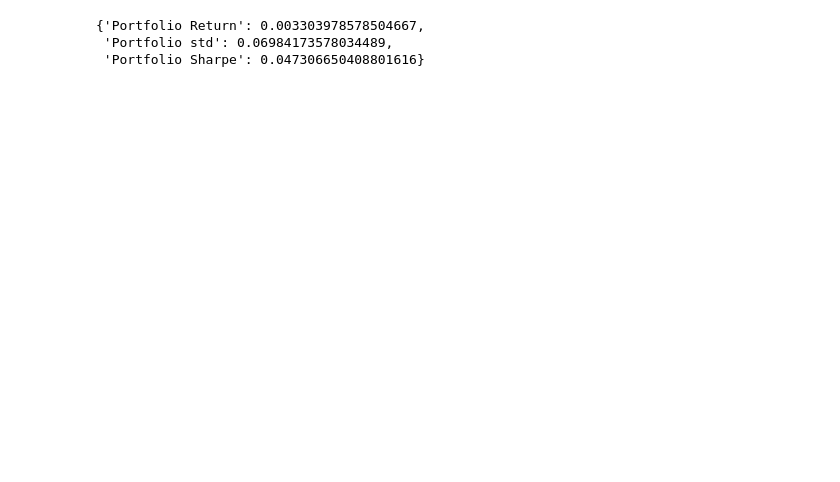
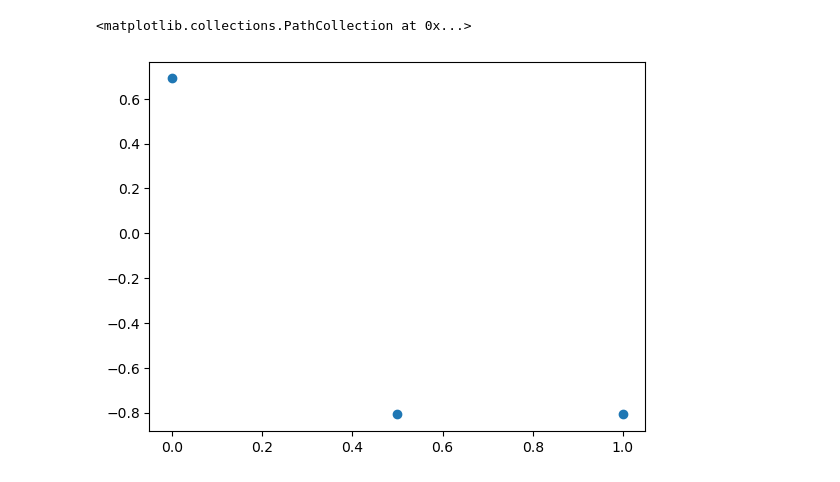
Before and after one commit to JakobBull/chinese_stocks, a Jupyter notebook: notebook.ipynb, the cells around one changed output. Drawn from its saved outputs; the diff is of its cells as text; code cells hidden in the pictures; blank space fills up the shorter version.

```diff
--- a/notebook.ipynb
+++ b/notebook.ipynb
@@ -34,0 +45,3 @@ Activated.
+# %%
+portfolio_2 = Portfolio()
+portfolio_2.run(StrategyLassoFactors, X, args=[0.015])
@@ -34,0 +64,13 @@ Activated.
+# %%
+import numpy as np
+from tqdm import tqdm
+alphas = np.logspace(-2, -1.7, 10)
+sharpes = []
+sizes = []
+
+for alpha in tqdm(alphas):
+    print(alpha)
+    portfolio_3 = Portfolio()
+    portfolio_3.run(StrategyLassoFactors, X, args=[alpha])
+    sharpes.append(portfolio_3.stats['Portfolio Sharpe'])
+    sizes.append(portfolio_3.stats["Mean Portfolio Size"])
@@ -34,0 +143,11 @@ Activated.
+# %%
+alphas_2 = [0, 0.5, 1]
+sharpes_2 = []
+sizes_2 = []
+
+for alpha in tqdm(alphas_2):
+    print(alpha)
+    portfolio_4 = Portfolio()
+    portfolio_4.run(StrategyLassoFactors, X, args=[alpha])
+    sharpes_2.append(portfolio_4.stats['Portfolio Sharpe'])
+    sizes_2.append(portfolio_4.stats["Mean Portfolio Size"])
@@ -35,9 +182,10 @@ Activated.
 # %%
-portfolio_1.stats
+fig, ax = plt.subplots()
+ax.scatter(x=alphas_2, y=sharpes_2)
+#ax.scatter(x=alphas_2, y=sizes_2)
 # %% [output]
-{'Portfolio Return': 0.003303978578504667,
- 'Portfolio std': 0.06984173578034489,
- 'Portfolio Sharpe': 0.047306650408801616}
+<matplotlib.collections.PathCollection at 0x...>
+[figure, added]
 # %%
 portfolio_1.data
 # %% [output]
```
Also changed, not shown: parts of 17 cells of this notebook, 7 other files.
